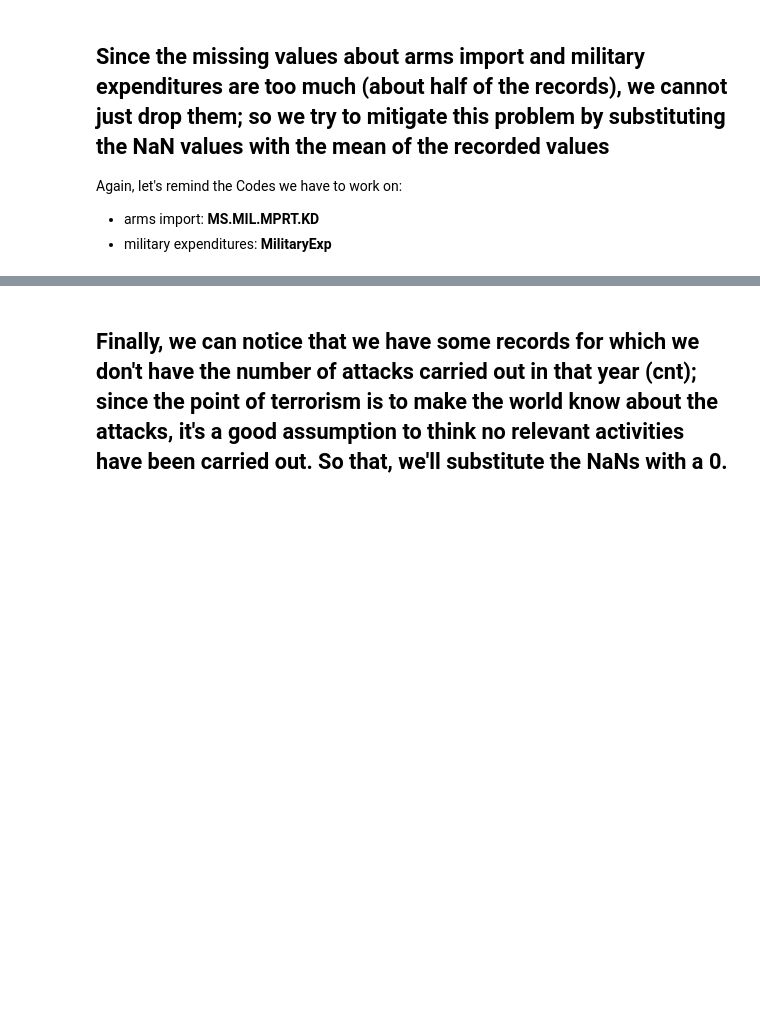
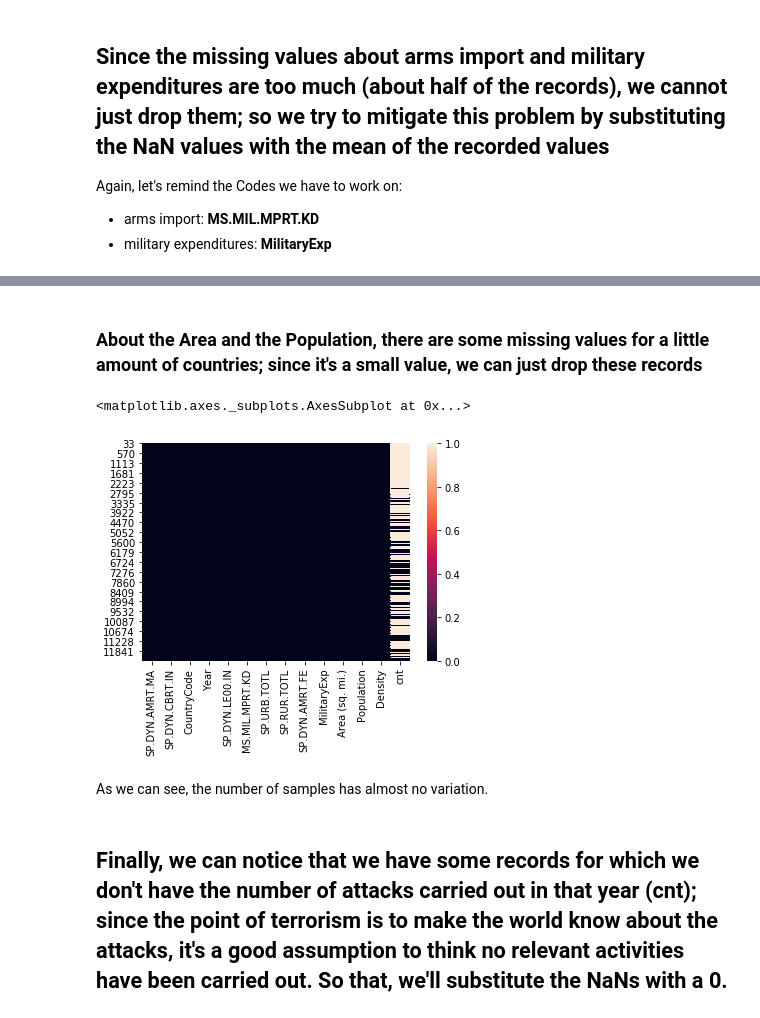
Before and after one commit to AndreaCurtoni/TerrorismDSBA, a Jupyter notebook: First hypothesis.ipynb, the cells around one changed output, grey strips where cells are left out. Cells and saved outputs as stored; diff of their text form; code cells hidden in the pictures; blank space fills up the shorter version.

```diff
--- a/First hypothesis.ipynb
+++ b/First hypothesis.ipynb
@@ -386,3 +437,13 @@ heatmap(tot4.isnull())
+# %% [markdown]
+### About the Area and the Population, there are some missing values for a little amount of countries; since it's a small value, we can just drop these records
+# %%
+tot4 = tot4.dropna(subset=['Area (sq. mi.)', 'Population'])
+heatmap(tot4.isnull())
+# %% [output]
+<matplotlib.axes._subplots.AxesSubplot at 0x...>
+[figure, added]
+# %% [markdown]
+As we can see, the number of samples has almost no variation.
 # %% [markdown]
 ## Finally, we can notice that we have some records for which we don't have the number of attacks carried out in that year (cnt); since the point of terrorism is to make the world know about the attacks, it's a good assumption to think no relevant activities have been carried out. So that, we'll substitute the NaNs with a 0.
 # %%
```
Also changed, not shown: parts of 29 cells of this notebook.
